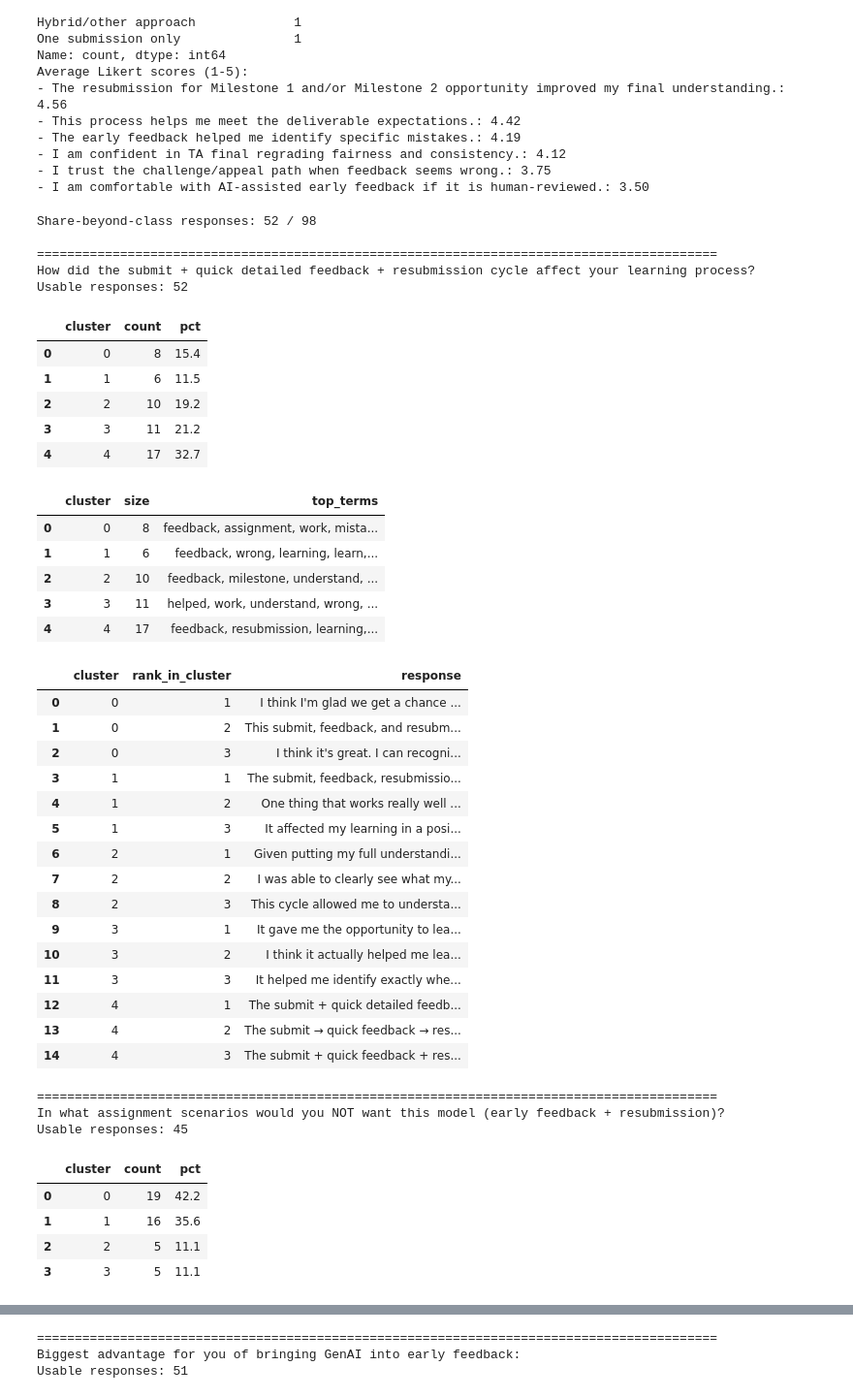
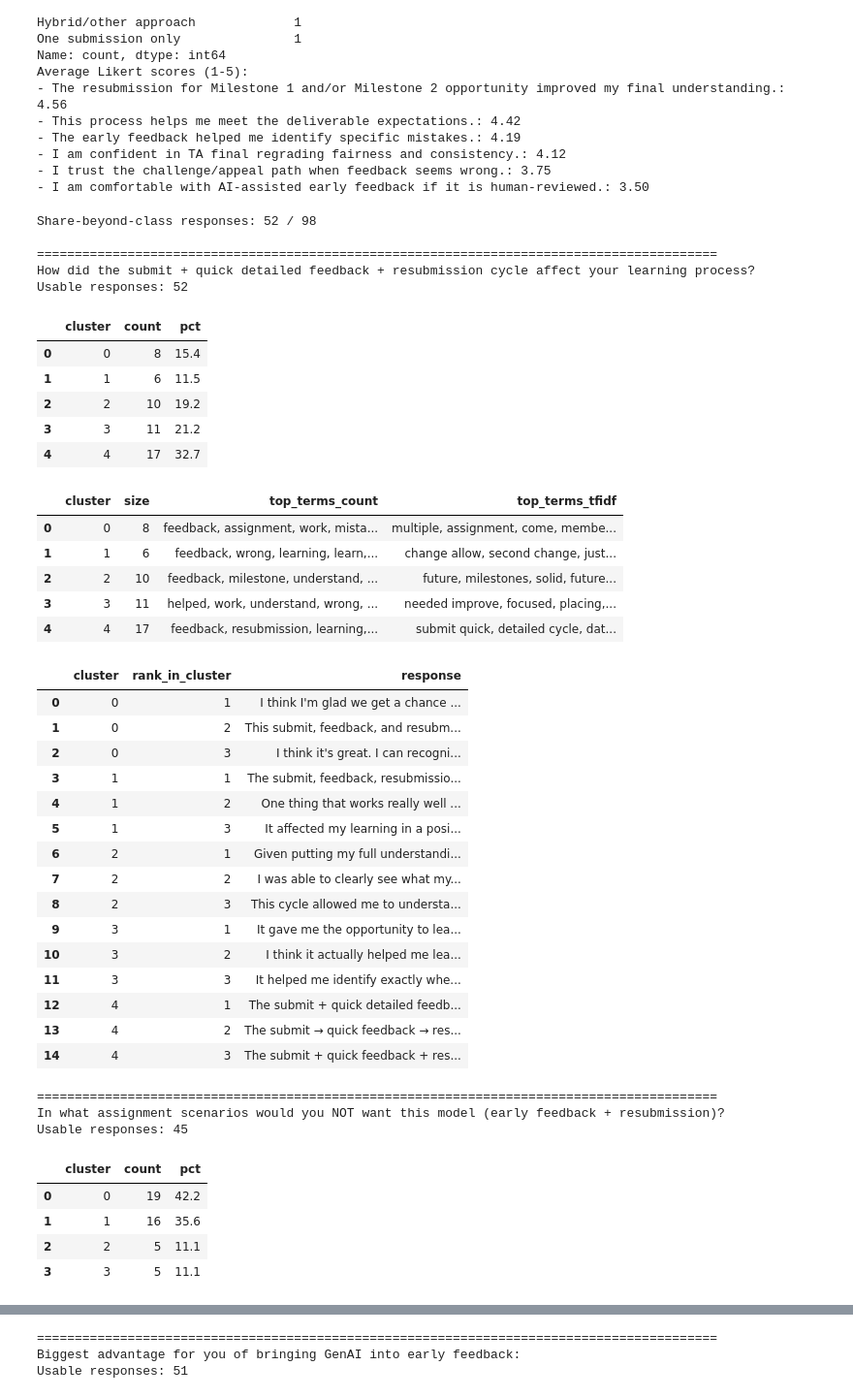
Before and after one commit to bcsaldias/sigcse-db-2027, a Jupyter notebook: overview.ipynb, the cells around one changed output, grey strips where cells are left out. Shown at 97% size. Saved outputs shown, nothing was run; the diff lists cells and outputs as text; code cells hidden in the pictures.

Commit message:
tfidf per cluster

```diff
--- a/overview.ipynb
+++ b/overview.ipynb
@@ -277,13 +277,16 @@ import numpy as np
 import pandas as pd
 import plotly.express as px
 from textwrap import fill
+from html import escape
 from sentence_transformers import SentenceTransformer
 from sklearn.cluster import AgglomerativeClustering
 from sklearn.manifold import TSNE
 from sklearn.feature_extraction.text import CountVectorizer
 from sklearn.metrics.pairwise import cosine_similarity
+from sklearn.feature_extraction.text import CountVectorizer, TfidfVectorizer
 
 import warnings
+import re
 warnings.resetwarnings()
 warnings.filterwarnings(
     "ignore",
@@ -415,24 +418,58 @@ def analyze_open_ended(question_col, min_chars=12):
     size_df["pct"] = (size_df["count"] / size_df["count"].sum() * 100).round(1)
     display(size_df)
 
-    # Top keywords by cluster
-    vec = CountVectorizer(stop_words="english", ngram_range=(1, 2), min_df=2)
-    X = vec.fit_transform(docs)
-    vocab = np.array(vec.get_feature_names_out())
+    # Top keywords by cluster: frequency + c-TF-IDF distinctiveness
+    # c-TF-IDF is computed on one concatenated document per cluster to emphasize
+    # terms that are distinctive across clusters (not just common across responses).
+    extra_stop = {"feedback", "milestone", "project", "resubmission", "submission", "genai"}
+    count_vec = CountVectorizer(stop_words="english", ngram_range=(1, 2), min_df=2)
+    tfidf_vec = TfidfVectorizer(
+        stop_words=list(set(count_vec.get_stop_words() or []).union(extra_stop)) if count_vec.get_stop_words() else "english",
+        ngram_range=(1, 2),
+        min_df=1,
+        sublinear_tf=True,
+    )
+
+    X_count = count_vec.fit_transform(docs)
+    vocab_count = np.array(count_vec.get_feature_names_out())
+
+    cluster_df = pd.DataFrame({"text": docs, "cluster": labels})
+    cluster_docs = (
+        cluster_df.groupby("cluster")["text"]
+        .apply(lambda s: " ".join(s))
+        .sort_index()
+    )
+
+    X_cluster_tfidf = tfidf_vec.fit_transform(cluster_docs.values)
+    vocab_tfidf = np.array(tfidf_vec.get_feature_names_out())
+    cluster_index = list(cluster_docs.index)
 
     keyword_rows = []
+    cluster_top_tfidf_terms = {}
     for c in range(n_clusters):
         idx = np.where(labels == c)[0]
         if len(idx) == 0:
             continue
-        scores = np.asarray(X[idx].sum(axis=0)).ravel()
-        top_idx = scores.argsort()[::-1][:8]
-        top_terms = [vocab[i] for i in top_idx if scores[i] > 0]
+
+        # Frequency terms inside cluster
+        count_scores = np.asarray(X_count[idx].sum(axis=0)).ravel()
+        count_top_idx = count_scores.argsort()[::-1][:8]
+        top_count_terms = [vocab_count[i] for i in count_top_idx if count_scores[i] > 0][:6]
+
+        # c-TF-IDF terms for this cluster
+        row_i = cluster_index.index(c)
+        tfidf_scores = np.asarray(X_cluster_tfidf[row_i].toarray()).ravel()
+        tfidf_top_idx = tfidf_scores.argsort()[::-1][:8]
+        top_tfidf_terms = [vocab_tfidf[i] for i in tfidf_top_idx if tfidf_scores[i] > 0][:6]
+        cluster_top_tfidf_terms[c] = top_tfidf_terms
+
         keyword_rows.append({
             "cluster": c,
             "size": len(idx),
-            "top_terms": ", ".join(top_terms[:6])
+            "top_terms_count": ", ".join(top_count_terms),
+            "top_terms_tfidf": ", ".join(top_tfidf_terms),
         })
+
     display(pd.DataFrame(keyword_rows).sort_values("cluster"))
 
     # Representative responses (closest to each cluster mean embedding)
@@ -457,44 +494,63 @@ def analyze_open_ended(question_col, min_chars=12):
             })
 
     rep_df = pd.DataFrame(rep_rows).sort_values(["cluster", "rank_in_cluster"]).copy()
-    rep_df["response"] = rep_df["response"].apply(lambda x: fill(x, width=95))
+    # rep_df["top_terms_tfidf"] = rep_df["cluster"].map(lambda c: ", ".join(cluster_top_tfidf_terms.get(c, [])))
+
+    def bold_terms_in_text(text, terms):
+        safe = escape(str(text))
+        # Match longer phrases first to avoid partial overlaps.
+        ordered_terms = sorted({t for t in terms if t}, key=len, reverse=True)
+        for term in ordered_terms:
+            safe_term = escape(term)
+            pattern = re.compile(rf"(?i)(?<!\w)({re.escape(safe_term)})(?!\w)")
+            safe = pattern.sub(r"<b>\1</b>", safe)
+        return safe
+
+    rep_df["response"] = rep_df.apply(
+        lambda r: bold_terms_in_text(r["response"], cluster_top_tfidf_terms.get(r["cluster"], [])),
+        axis=1,
+    )
 
     # Color rows by cluster for quicker scanning.
     palette = ["#E8F1FB", "#EAF7EA", "#FFF4E5", "#FDEBEC", "#EEF2FF", "#F2F2F2"]
     cluster_to_color = {c: palette[int(c) % len(palette)] for c in sorted(rep_df["cluster"].unique())}
 
     def color_row(row):
         color = cluster_to_color.get(row["cluster"], "#FFFFFF")
         return [f"background-color: {color}"] * len(row)
 
     display(
         rep_df.style
         .apply(color_row, axis=1)
-        .set_properties(subset=["response"], **{"white-space": "pre-wrap", "text-align": "left"})
+        .format({"response": lambda x: x}, escape=None)
+        .set_properties(
+            subset=["response"],
+            **{"white-space": "normal", "text-align": "left", "max-width": "900px"}
+        )
     )
 
 
 # ---------- 3) Run all open-ended questions ----------
 for col in open_ended_cols:
     analyze_open_ended(col)
 # %% [output]
 Share-beyond-class responses: 52 / 98
 
 ==========================================================================================
 How did the submit + quick detailed feedback + resubmission cycle affect your learning process?
 Usable responses: 52
 |  | cluster | count | pct |
 | 0 | 0 | 8 | 15.4 |
 | 1 | 1 | 6 | 11.5 |
 | 2 | 2 | 10 | 19.2 |
 | 3 | 3 | 11 | 21.2 |
 | 4 | 4 | 17 | 32.7 |
-|  | cluster | size | top_terms |
-| 0 | 0 | 8 | feedback, assignment, work, mista... |
-| 1 | 1 | 6 | feedback, wrong, learning, learn,... |
-| 2 | 2 | 10 | feedback, milestone, understand, ... |
-| 3 | 3 | 11 | helped, work, understand, wrong, ... |
-| 4 | 4 | 17 | feedback, resubmission, learning,... |
+|  | cluster | size | top_terms_count | top_terms_tfidf |
+| 0 | 0 | 8 | feedback, assignment, work, mista... | multiple, assignment, come, membe... |
+| 1 | 1 | 6 | feedback, wrong, learning, learn,... | change allow, second change, just... |
+| 2 | 2 | 10 | feedback, milestone, understand, ... | future, milestones, solid, future... |
+| 3 | 3 | 11 | helped, work, understand, wrong, ... | needed improve, focused, placing,... |
+| 4 | 4 | 17 | feedback, resubmission, learning,... | submit quick, detailed cycle, dat... |
 |  | cluster | rank_in_cluster | response |
 | 0 | 0 | 1 | I think I'm glad we get a chance ... |
 | 1 | 0 | 2 | This submit, feedback, and resubm... |
```
Also changed, not shown: parts of 1 cell of this notebook.
